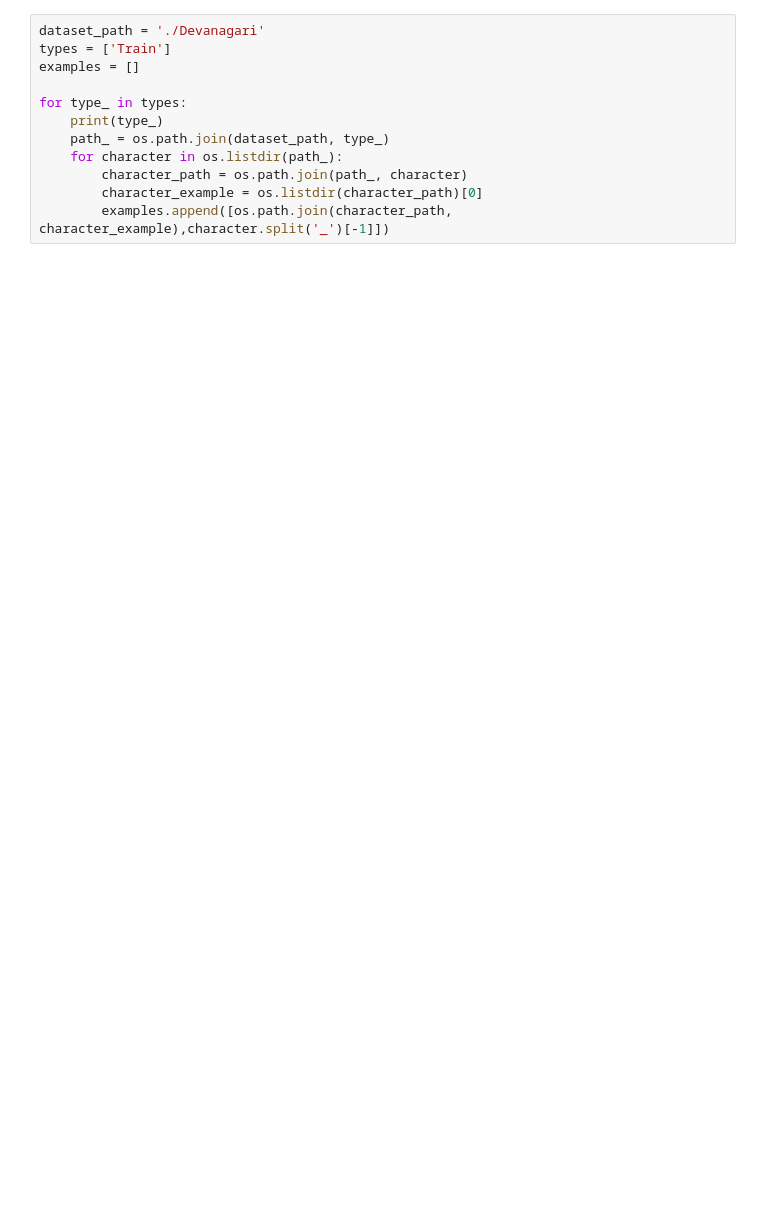
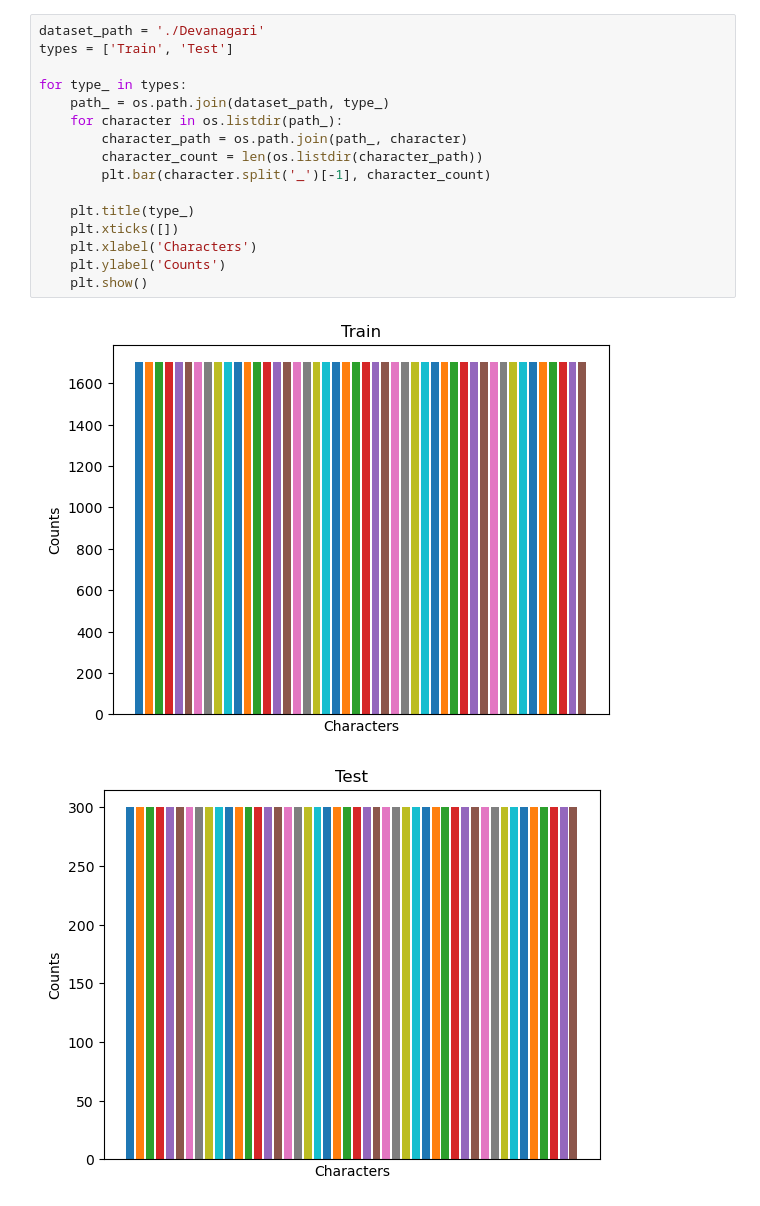
Before and after one commit to Saksham1970/devanagari-handwritten-vgg, a Jupyter notebook: data_visualisation.ipynb, the cells around one changed output. Cells and saved outputs as stored; diff of their text form; blank space fills up the shorter version.

```diff
--- a/data_visualisation.ipynb
+++ b/data_visualisation.ipynb
@@ -5,13 +4,20 @@ import matplotlib.image as mpimg
 import os
 # %%
 dataset_path = './Devanagari'
-types = ['Train']
-examples = []
+types = ['Train', 'Test']
 
 for type_ in types:
-    print(type_)
     path_ = os.path.join(dataset_path, type_)
     for character in os.listdir(path_):
         character_path = os.path.join(path_, character)
-        character_example = os.listdir(character_path)[0]
-        examples.append([os.path.join(character_path, character_example),character.split('_')[-1]])
+        character_count = len(os.listdir(character_path))
+        plt.bar(character.split('_')[-1], character_count)
+
+    plt.title(type_)
+    plt.xticks([])
+    plt.xlabel('Characters')
+    plt.ylabel('Counts')
+    plt.show()
+# %% [output]
+[figure, added]
+[figure, added]
```
Also changed, not shown: parts of 7 cells of this notebook, 8 other files.
